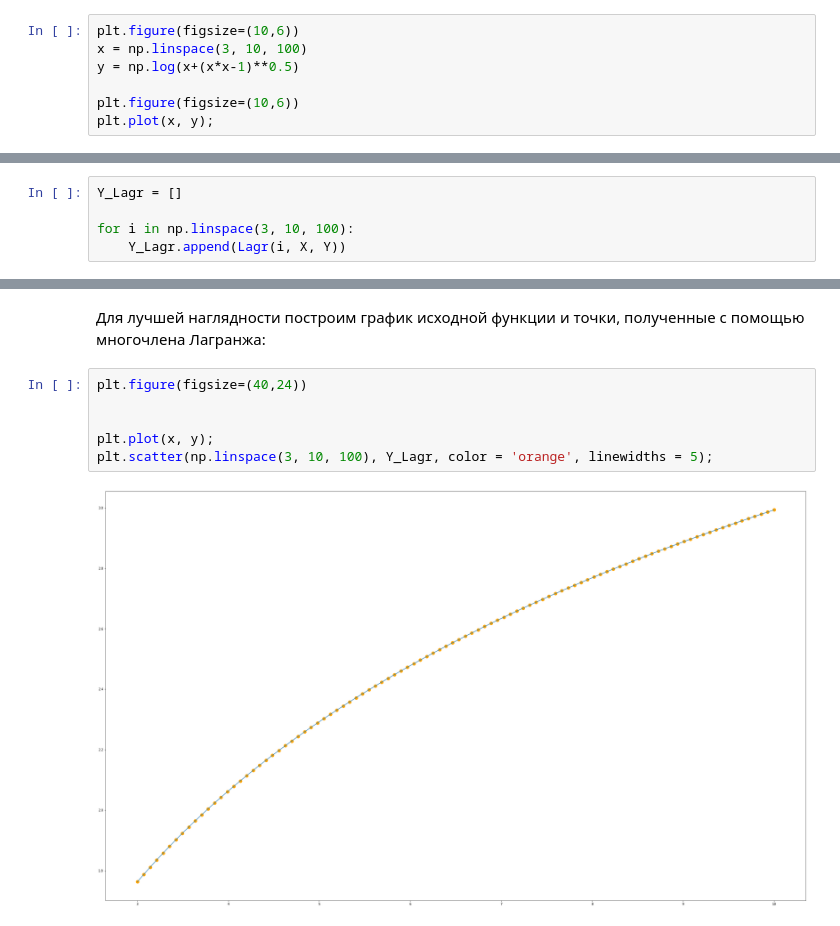
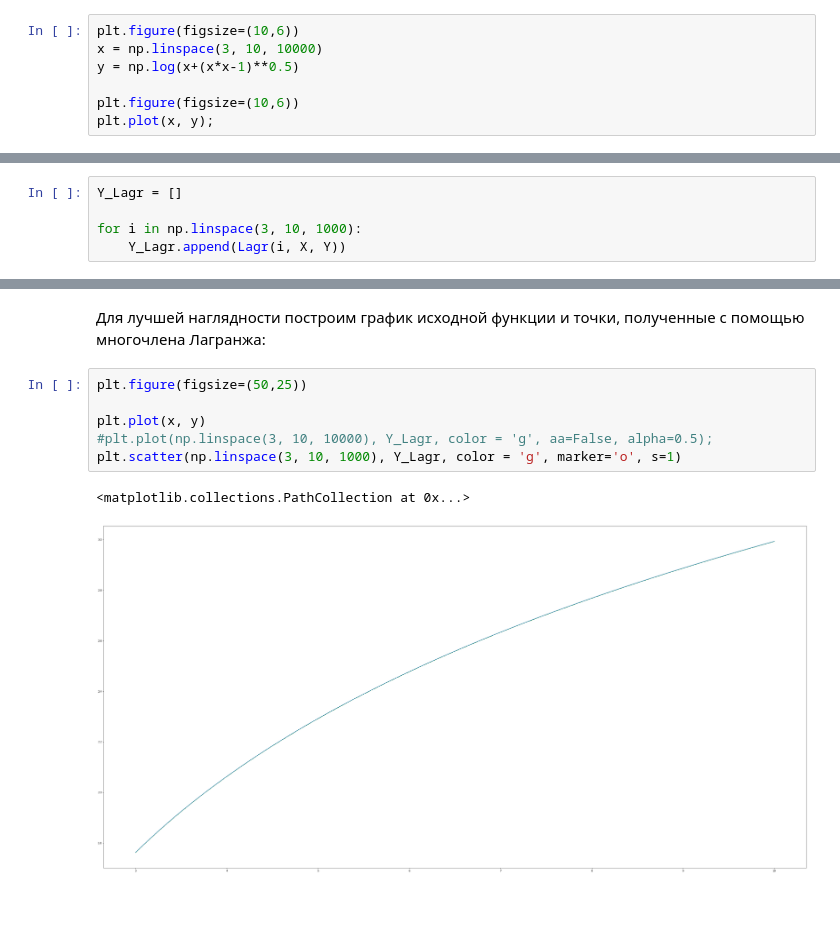
Before and after one commit to Nexls/num_methods, a Jupyter notebook: Lab_2_1.ipynb, the cells around one changed output, grey strips where cells are left out. Drawn from its saved outputs; the diff is of its cells as text.

```diff
--- a/Lab_2_1.ipynb
+++ b/Lab_2_1.ipynb
@@ -12,7 +12,7 @@ Populating the interactive namespace from numpy and matplotlib
 Построим график заданной функции на участке от 0 до 1:
 # %%
 plt.figure(figsize=(10,6))
-x = np.linspace(3, 10, 100)
+x = np.linspace(3, 10, 10000)
 y = np.log(x+(x*x-1)**0.5)
 
 plt.figure(figsize=(10,6))
@@ -65,7 +65,7 @@ print('Значение в точке 6: %.5f' % Lagr(6, X, Y))
 # %%
 Y_Lagr = []
 
-for i in np.linspace(3, 10, 100):
+for i in np.linspace(3, 10, 1000):
     Y_Lagr.append(Lagr(i, X, Y))
 # %%
 plt.figure(figsize=(10,6))
@@ -76,10 +76,11 @@ plt.plot(np.linspace(3, 10, 100), Y_Lagr, color = 'orange');
 # %% [markdown]
 Для лучшей наглядности построим график исходной функции и точки, полученные с помощью многочлена Лагранжа:
 # %%
-plt.figure(figsize=(40,24))
+plt.figure(figsize=(50,25))
 
-
-plt.plot(x, y);
-plt.scatter(np.linspace(3, 10, 100), Y_Lagr, color = 'orange', linewidths = 5);
+plt.plot(x, y)
+#plt.plot(np.linspace(3, 10, 10000), Y_Lagr, color = 'g', aa=False, alpha=0.5);
+plt.scatter(np.linspace(3, 10, 1000), Y_Lagr, color = 'g', marker='o', s=1)
 # %% [output]
+<matplotlib.collections.PathCollection at 0x...>
-[figure, old version]
+[figure, new version]
```
Also changed, not shown: parts of 2 cells of this notebook, 2 other files.
